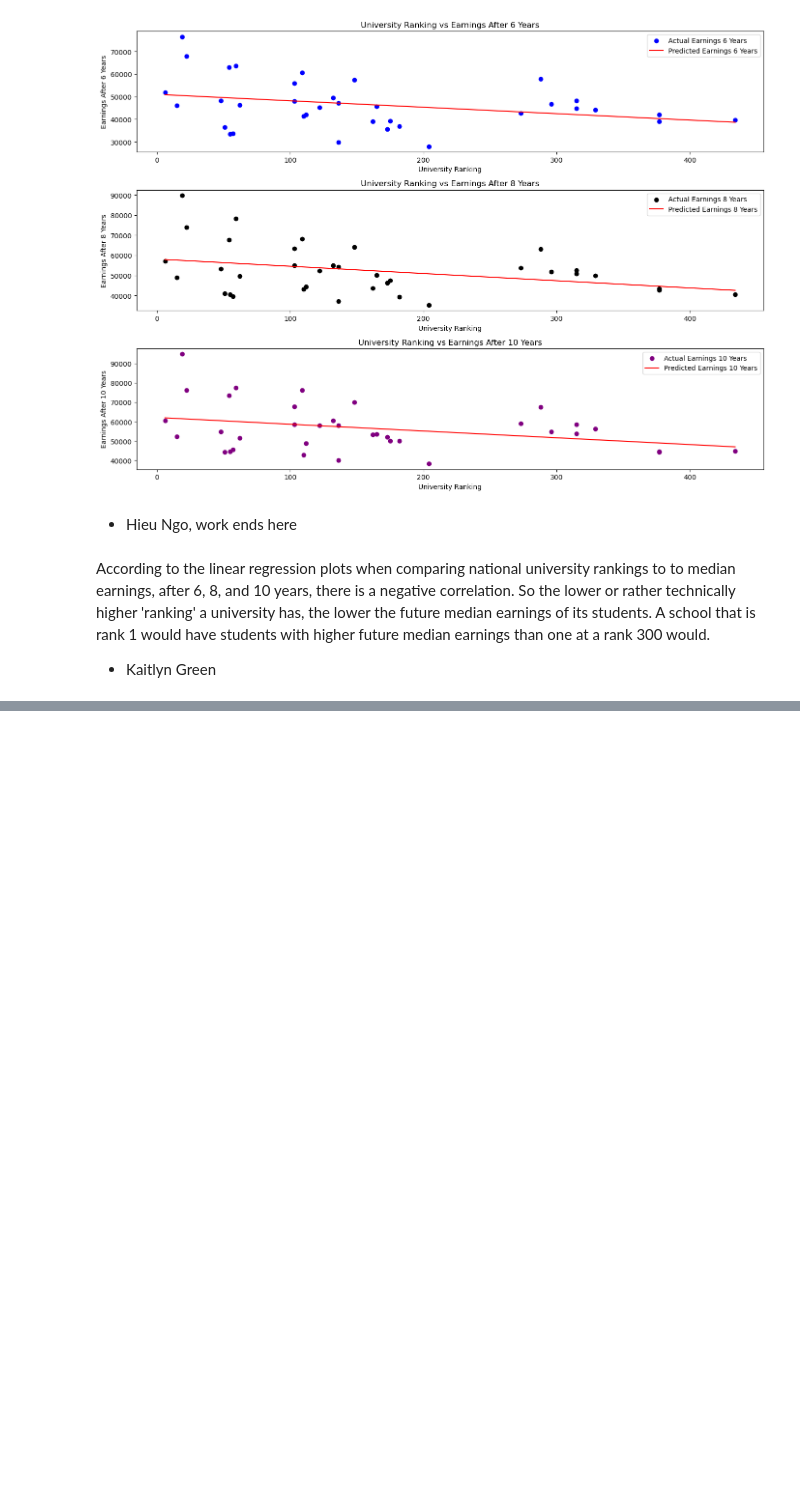
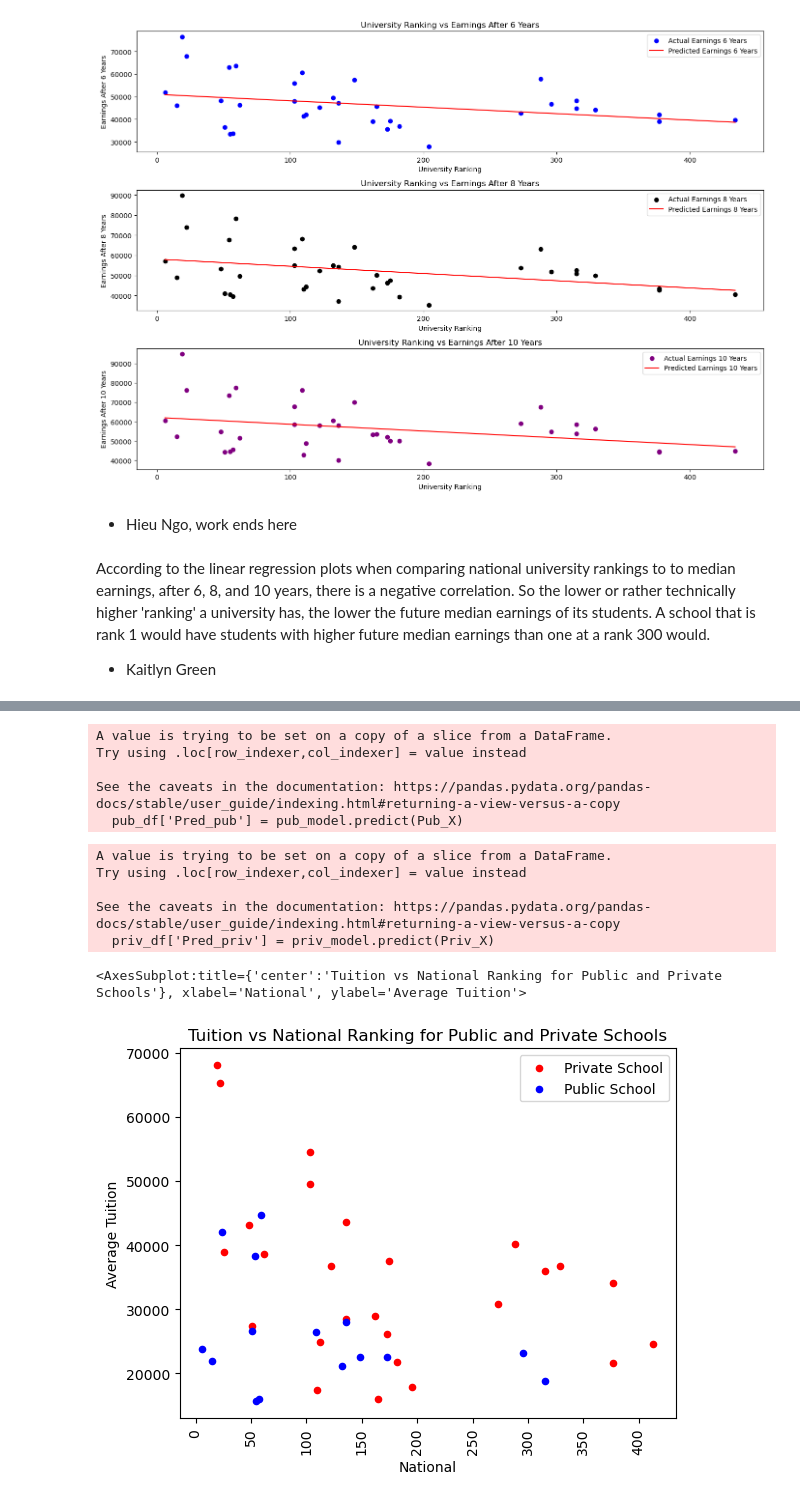
Before and after one commit to estherkdy/CS3654-Project, a Jupyter notebook: Project1.ipynb, the cells around one changed output, grey strips where cells are left out. Saved outputs shown, nothing was run; the diff lists cells and outputs as text; code cells hidden in the pictures; blank space fills up the shorter version.

```diff
--- a/Project1.ipynb
+++ b/Project1.ipynb
@@ -317,0 +314,15 @@ According to the linear regression plots when comparing national university rank
+# %%
+uni_rank = pd.read_csv('US_news_ranking_UPDATED.csv')
+# %%
+#creates column based on public vs private school
+uni_rank['Class'] = ['Private' if uni_rank['Tuition (In-State)'][i] == uni_rank['Tuition (Out-of-State)'][i] else 'Public' for i in range(0, len(uni_rank))]
+
+#computes tuition for each university
+uni_rank['Avg_Tuition'] = (uni_rank['Tuition (In-State)'] + uni_rank['Tuition (Out-of-State)'])/2
+uni_rank['National'] = uni_rank['National Rank']
+
+#rank given in range -> mean of that range
+uni_rank['National'][39] = (434+392)/2
+uni_rank['National'][40] = (187+204)/2
+#Makes national a float
+uni_rank.National = uni_rank.National.map(lambda t: float(t))
@@ -317,0 +338,3 @@ According to the linear regression plots when comparing national university rank
+# %%
+#sorts values based on national ranking
+uni_rank = uni_rank.sort_values('National')
@@ -317,0 +344,51 @@ According to the linear regression plots when comparing national university rank
+# %%
+#Linear regression between Average tuition cost and rank for public schools
+from sklearn.linear_model import LinearRegression
+
+#dataframe for only public universities
+pub_df = uni_rank[uni_rank.Class == 'Public']
+
+Pub_X = pub_df[['National']]
+Pub_Y = pub_df.Avg_Tuition
+
+#fit model
+pub_model = LinearRegression().fit(Pub_X, Pub_Y)
+
+#creates column in dataframe
+pub_df['Pred_pub'] = pub_model.predict(Pub_X)
+# %% [output]
+A value is trying to be set on a copy of a slice from a DataFrame.
+Try using .loc[row_indexer,col_indexer] = value instead
+
+See the caveats in the documentation: https://pandas.pydata.org/pandas-docs/stable/user_guide/indexing.html#returning-a-view-versus-a-copy
+  pub_df['Pred_pub'] = pub_model.predict(Pub_X)
+# %%
+#Linear regression between Average tuition cost and rank for public schools
+
+#creates dataframe of private universities
+priv_df = uni_rank[uni_rank.Class == 'Private']
+
+
+Priv_X = priv_df[['National']]
+Priv_Y = priv_df.Avg_Tuition
+
+#fit model
+priv_model = LinearRegression().fit(Priv_X, Priv_Y)
+
+#create column in dataframe
+priv_df['Pred_priv'] = priv_model.predict(Priv_X)
+# %% [output]
+A value is trying to be set on a copy of a slice from a DataFrame.
+Try using .loc[row_indexer,col_indexer] = value instead
+
+See the caveats in the documentation: https://pandas.pydata.org/pandas-docs/stable/user_guide/indexing.html#returning-a-view-versus-a-copy
+  priv_df['Pred_priv'] = priv_model.predict(Priv_X)
+# %%
+#Public vs Private school scatter Plot
+axes = uni_rank[uni_rank.Class == 'Private'].plot.scatter(x = 'National', y = 'Avg_Tuition', color = 'red', label = 'Private School')
+uni_rank[uni_rank.Class == 'Public'].plot.scatter(x = 'National', y = 'Avg_Tuition', color = 'blue', ax = axes, label = 'Public School',
+                                                  rot = 90, title = 'Tuition vs National Ranking for Public and Private Schools',
+                                                 ylabel = 'Average Tuition')
+# %% [output]
+<AxesSubplot:title={'center':'Tuition vs National Ranking for Public and Private Schools'}, xlabel='National', ylabel='Average Tuition'>
+[figure, added]
```
Also changed, not shown: parts of 22 cells of this notebook.
